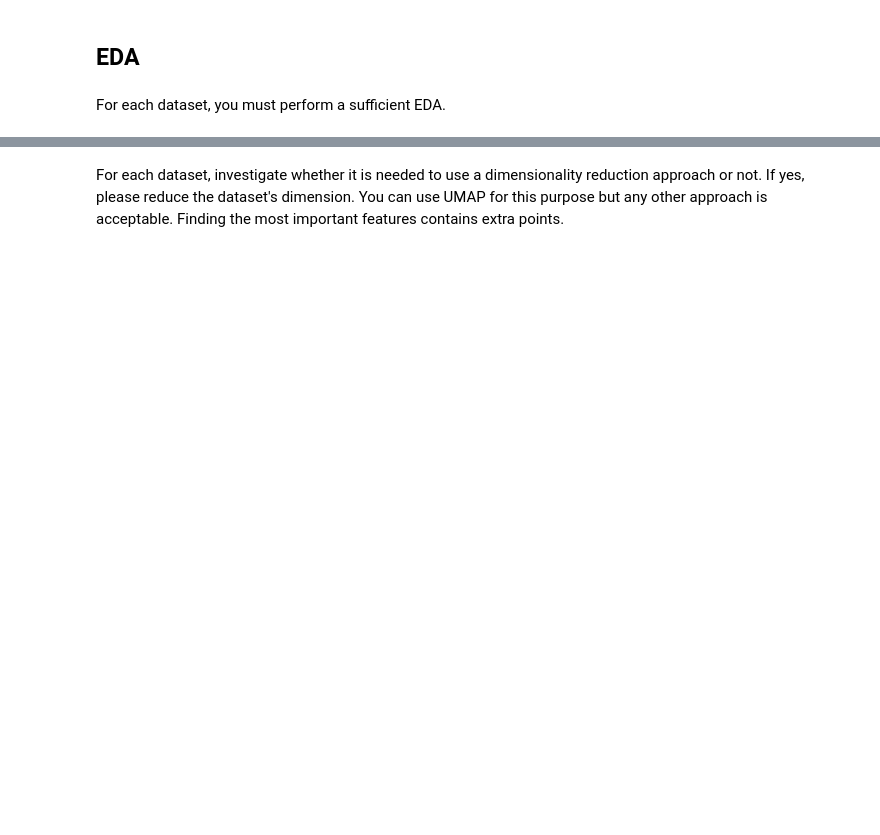
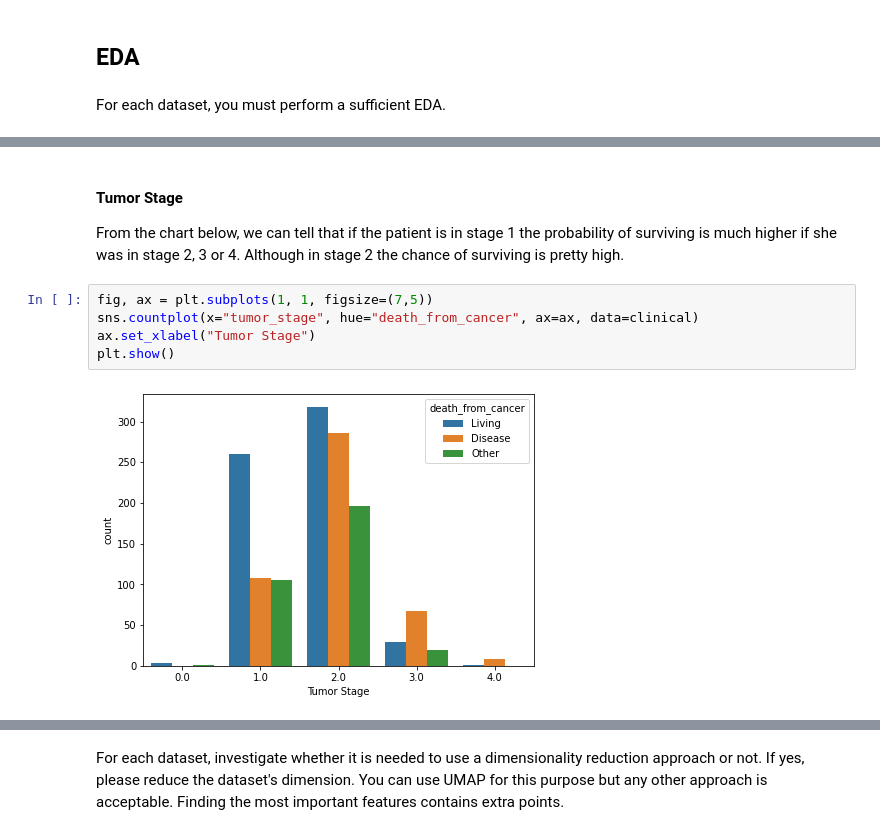
Before and after one commit to ckoorosh/ML-Project-Fall22, a Jupyter notebook: ML_Project.ipynb, the cells around one changed output, grey strips where cells are left out. Cells and saved outputs as stored; diff of their text form; blank space fills up the shorter version.

```diff
--- a/ML_Project.ipynb
+++ b/ML_Project.ipynb
@@ -105,0 +211,10 @@ clinical_dataset.describe()
+# %% [markdown]
+#### Tumor Stage
+From the chart below, we can tell that if the patient is in stage 1 the probability of surviving is much higher if she was in stage 2, 3 or 4. Although in stage 2 the chance of surviving is pretty high.
+# %%
+fig, ax = plt.subplots(1, 1, figsize=(7,5))
+sns.countplot(x="tumor_stage", hue="death_from_cancer", ax=ax, data=clinical)
+ax.set_xlabel("Tumor Stage")
+plt.show()
+# %% [output]
+[figure, added]
```
Also changed, not shown: parts of 107 cells of this notebook, 13 other files.
